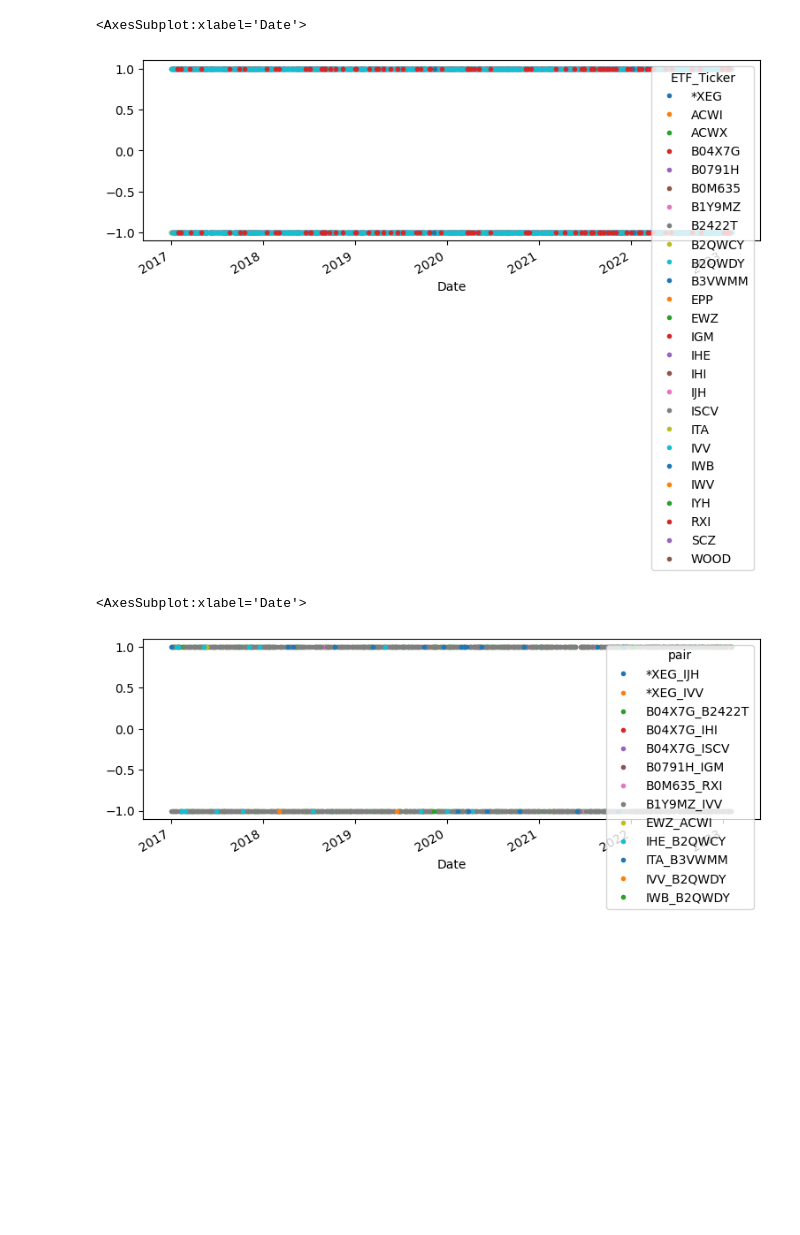
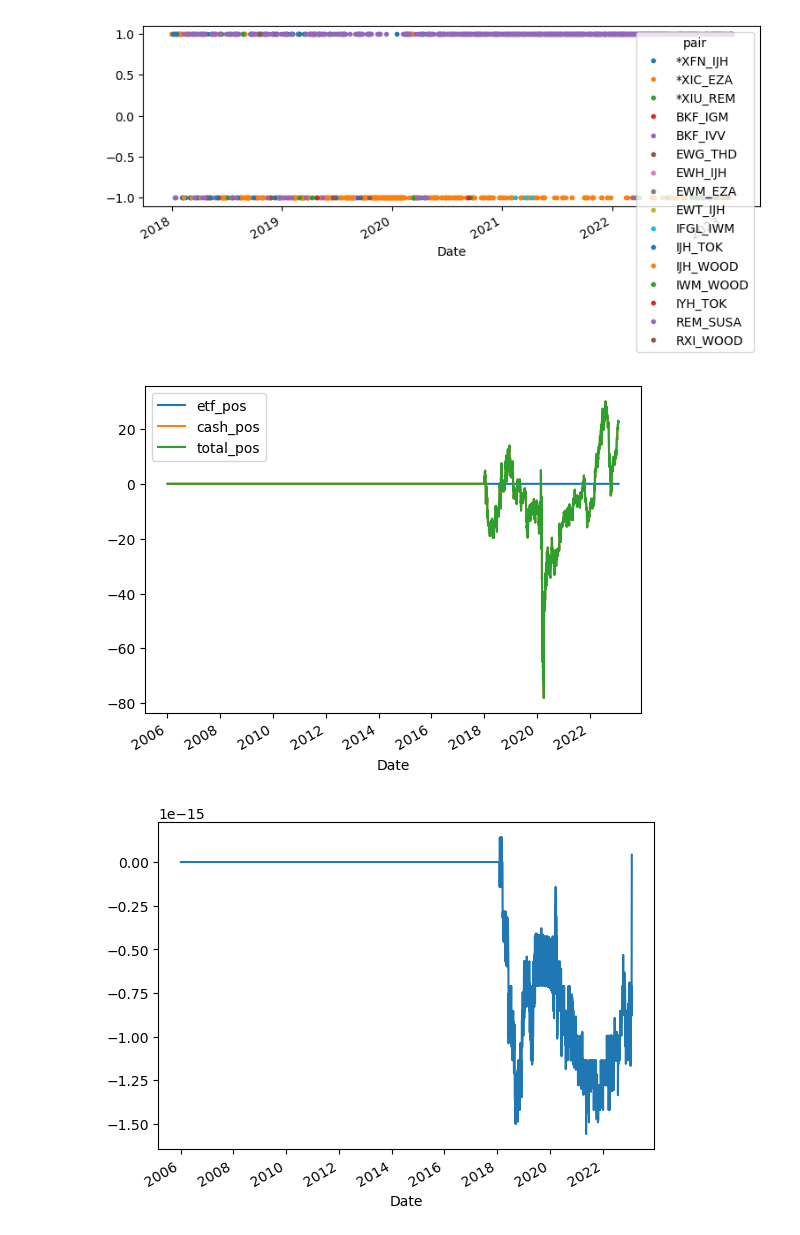
Before and after one commit to DerrickXZY/IAQF_Competition, a Jupyter notebook: pipeline/pipeline.ipynb, the cells around one changed output. Cells and saved outputs as stored; diff of their text form; code cells hidden in the pictures; blank space fills up the shorter version.

```diff
--- a/pipeline/pipeline.ipynb
+++ b/pipeline/pipeline.ipynb
@@ -235,11 +294,13 @@ class PairTradingPipeline():
         self.selected_pairs = None
         self.predictors = {
             'linear': LinearPredictor(),
-            'XGB': XGBPredictor()
+            'elastic': ElasticNetPredictor(),
+            'XGB': XGBPredictor(),
         }
         self.predict_result = {
             'linear': None,
-            'XGB': None
+            'XGB': None,
+            'elastic': None
         }
         self.signal_generator = {
             'percentile_current': PercentileCurrent(),
@@ -273,7 +334,7 @@ class PairTradingPipeline():
         return self.signal_generator[signalGenerator].generate(self.selected_pairs, self.price_df, predict_df, params)
 
     def generate_portfolio(self, trade_df: pd.DataFrame):
-        price_pivot_df = self.price_df.pivot_table("ETF Price", ["Date"], columns="ETF_Ticker")
+        price_pivot_df = self.price_df.pivot_table("Total Return", ["Date"], columns="ETF_Ticker")
         price_pivot_df.index = pd.to_datetime(price_pivot_df.index)
         etf_pos = (trade_df.reindex(price_pivot_df.index).fillna(0).cumsum() * price_pivot_df.fillna(0)).sum(axis = 1)
         port_df = pd.DataFrame(etf_pos, columns=['etf_pos'])
@@ -297,12 +358,3 @@ training_df
 
 pipeline = PairTradingPipeline(price_df)
 pairs = pipeline.select_pairs()
-# %%
-plot_df = trade_df.copy()
-plot_df[plot_df == 0] = None
-plot_df[plot_df > 0] = 1
-plot_df[plot_df < 0] = -1
-plot_df.plot(style='.', figsize=(9, 3))
-# %% [output]
-<AxesSubplot:xlabel='Date'>
-[figure, removed]
@@ -309,16 +377,14 @@ plot_df.plot(style='.', figsize=(9, 3))
 # %%
 linear_pred_df = pipeline.predict('linear', pairs,  params = {
                 'pred_period': 'D',
                 'cost' : 100
             })
 trade_df, pair_trade_df = pipeline.create_signal('most_spread_rtn', linear_pred_df, params= {
                 'holding_period': 1,
                 'cost': 100
             })
+port_df, ret_df = show_port_results(pair_trade_df, trade_df)
+# %% [output]
+[figure, added]
+[figure, added]
+[figure, added]
-# %%
-plot_df = pair_trade_df.pivot_table(values='side', columns='pair', index=pair_trade_df.index)
-plot_df[plot_df == 0] = -1
-plot_df.plot(style='.', figsize=(9, 3))
-# %% [output]
-<AxesSubplot:xlabel='Date'>
-[figure, removed]
```
Also changed, not shown: parts of 28 cells of this notebook, 2 other files.
